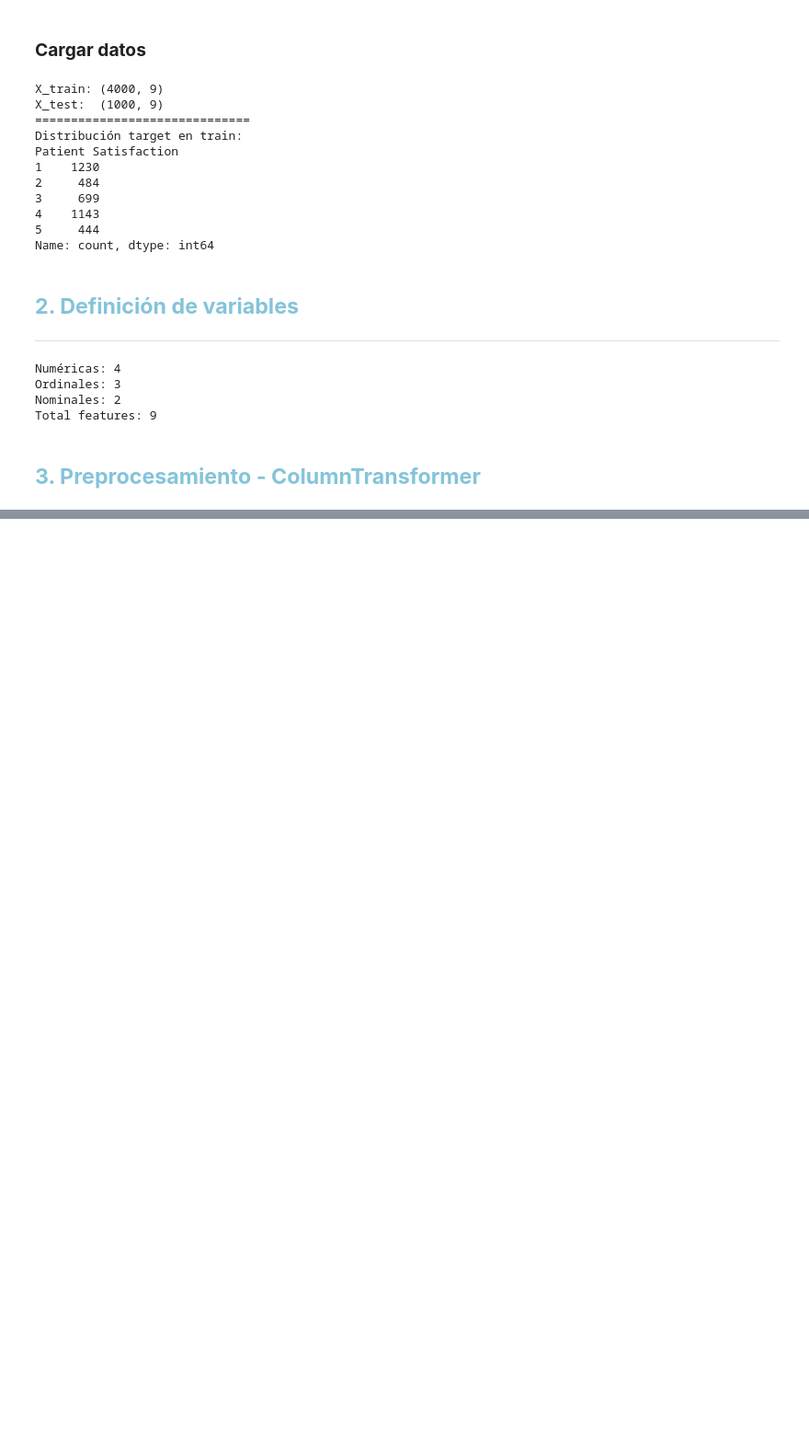
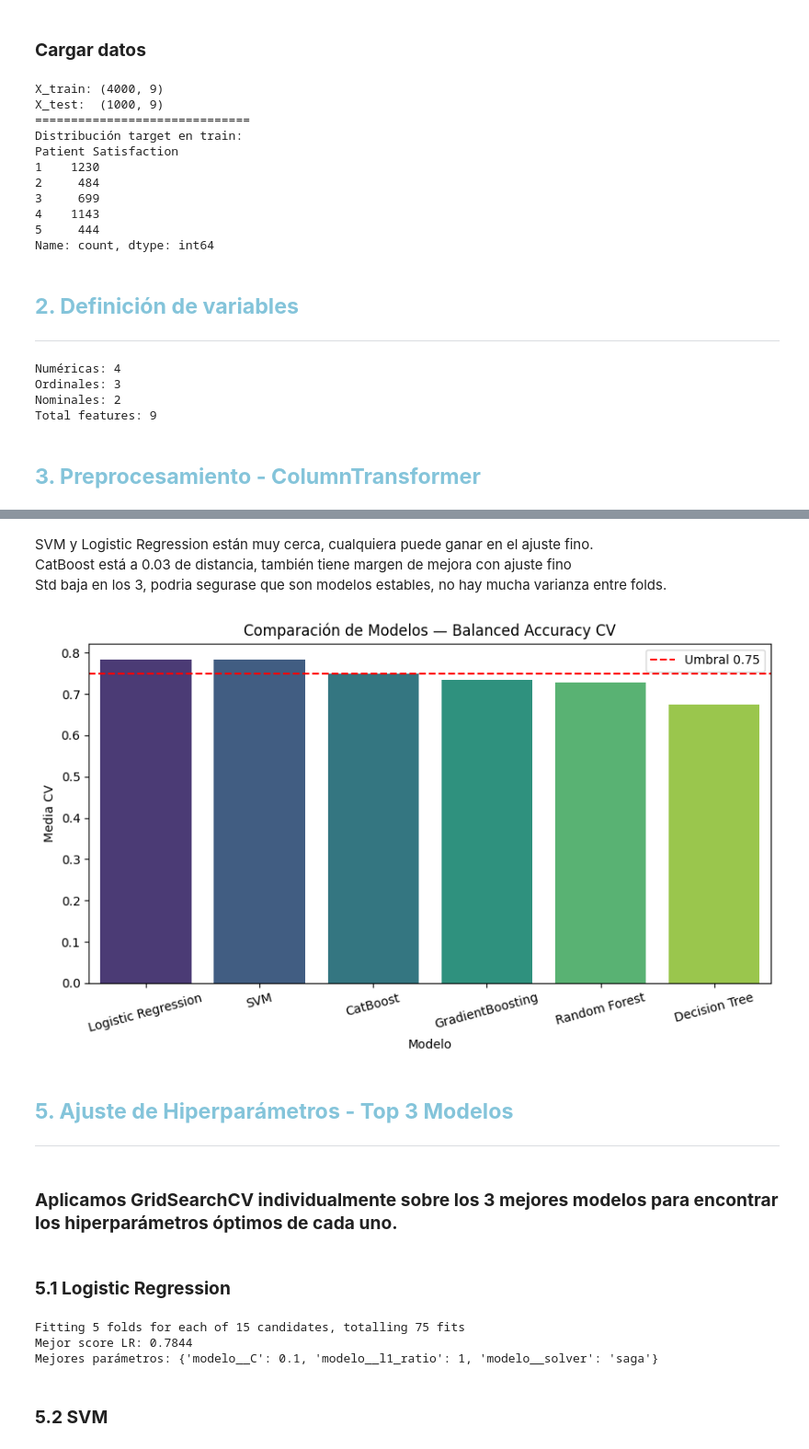
Before and after one commit to nadia0207/ML_Espera_Emergencia, a Jupyter notebook: notebooks/03_Entrenamiento_Evaluacion.ipynb, the cells around one changed output, grey strips where cells are left out. Shown at 92% size. Drawn from its saved outputs; the diff is of its cells as text; code cells hidden in the pictures; blank space fills up the shorter version.

```diff
--- a/notebooks/03_Entrenamiento_Evaluacion.ipynb
+++ b/notebooks/03_Entrenamiento_Evaluacion.ipynb
@@ -411,0 +164,24 @@ print(clf_gs_fino2.best_params_)
+# %%
+modelos = {
+    'Logistic Regression': pipeline_lr,
+    'SVM'                : pipeline_svm,
+    'Decision Tree'      : pipeline_dt,
+    'Random Forest'      : pipeline_rf,
+    'GradientBoosting'   : pipeline_gb,
+    'CatBoost'           : pipeline_cat
+}
+
+resultados_cv = []
+
+for nombre, pipeline in modelos.items():
+    scores = cross_val_score(
+        pipeline, X_train, y_train,
+        cv=5,
+        scoring='balanced_accuracy',
+        n_jobs=-1
+    )
+    resultados_cv.append({
+        'Modelo': nombre,
+        'Media CV': scores.mean(),
+        'Std CV': scores.std()
+    })
@@ -411,0 +190,3 @@ print(clf_gs_fino2.best_params_)
+# %%
+resultados_cv_df = pd.DataFrame(resultados_cv).sort_values('Media CV', ascending=False)
+resultados_cv_df
@@ -411,0 +201,47 @@ print(clf_gs_fino2.best_params_)
+# %% [markdown]
+SVM y Logistic Regression están muy cerca, cualquiera puede ganar en el ajuste fino.<br>
+CatBoost está a 0.03 de distancia, también tiene margen de mejora con ajuste fino <br>
+Std baja en los 3, podria segurase que son modelos estables, no hay mucha varianza entre folds.
+# %%
+plt.figure(figsize=(10, 5))
+sns.barplot(data=resultados_cv_df, x='Modelo', y='Media CV', palette='viridis', hue= 'Modelo', legend= False)
+plt.axhline(y=0.75, color='red', linestyle='--', label='Umbral 0.75')
+plt.title('Comparación de Modelos — Balanced Accuracy CV')
+plt.xticks(rotation=15)
+plt.legend()
+plt.show()
+# %% [output]
+[figure, added]
+# %% [markdown]
+## <font color = #84c4da >**5. Ajuste de Hiperparámetros - Top 3 Modelos** </font>
+---
+# %% [markdown]
+### **Aplicamos GridSearchCV individualmente sobre los 3 mejores modelos para encontrar los hiperparámetros óptimos de cada uno.**
+# %% [markdown]
+### **5.1 Logistic Regression**
+# %%
+lr_params = {
+    'modelo__C': [0.01, 0.1, 1, 10, 100],
+    'modelo__l1_ratio': [0, 0.5, 1],
+    'modelo__solver': ['saga']
+}
+
+gs_lr = GridSearchCV(
+    pipeline_lr,
+    lr_params,
+    cv=5,
+    scoring='balanced_accuracy',
+    n_jobs=-1,
+    verbose=2
+)
+
+gs_lr.fit(X_train, y_train)
+
+print(f"Mejor score LR: {gs_lr.best_score_:.4f}")
+print(f"Mejores parámetros: {gs_lr.best_params_}")
+# %% [output]
+Fitting 5 folds for each of 15 candidates, totalling 75 fits
+Mejor score LR: 0.7844
+Mejores parámetros: {'modelo__C': 0.1, 'modelo__l1_ratio': 1, 'modelo__solver': 'saga'}
+# %% [markdown]
+### **5.2 SVM**
```
Also changed, not shown: parts of 41 cells of this notebook.
